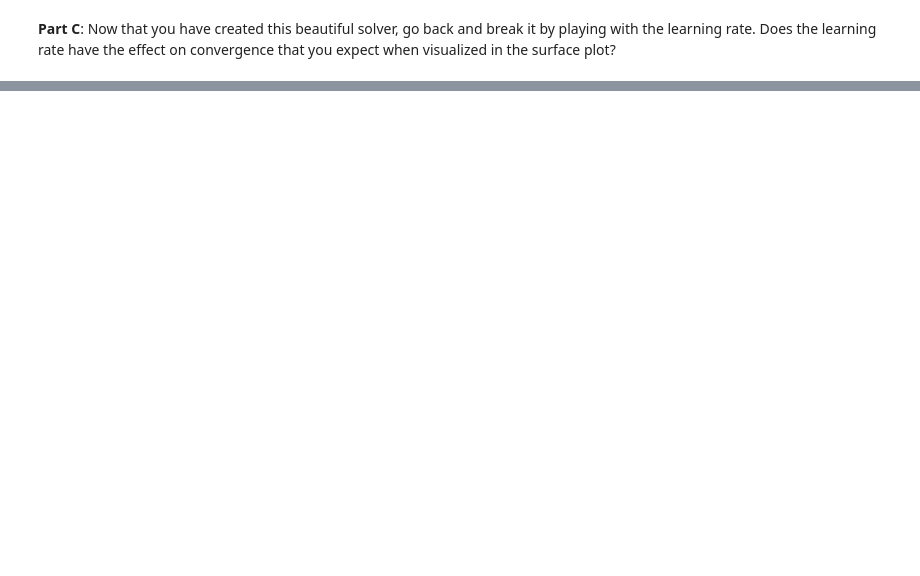
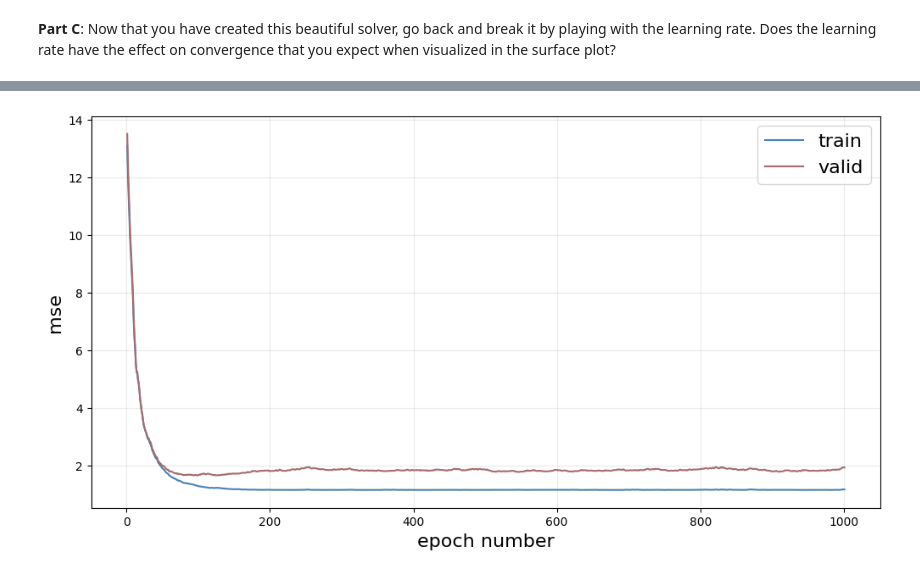
Before and after one commit to yasuomaidana/introduction-to-machine-learning, a Jupyter notebook: Deep Learning/Stochastic Gradient Descent/Stochastic Gradient Descent.ipynb, the cells around one changed output, grey strips where cells are left out. Cells and saved outputs as stored; diff of their text form; code cells hidden in the pictures; blank space fills up the shorter version.

```diff
--- a/Deep Learning/Stochastic Gradient Descent/Stochastic Gradient Descent.ipynb
+++ b/Deep Learning/Stochastic Gradient Descent/Stochastic Gradient Descent.ipynb
@@ -299,0 +451,17 @@ beta_0 = 0.85591, beta_1 = 1.37964 eta = 2e-05
+# %%
+fig, ax = plt.subplots(nrows=1, ncols=1, figsize=(12,6))
+
+beta_start = np.array([-2.0, -1.0])
+
+bhist = sgd_stop(X_train, y_train, beta=beta_start, eta=0.0025, num_epochs=1000, std_stop=0.5)
+mse_train = MSE_hist(X_train, y_train, bhist)
+mse_valid = MSE_hist(X_valid, y_valid, bhist)
+ax.plot(range(1,len(mse_train)+1), mse_train, color="steelblue", label="train")
+ax.plot(range(1,len(mse_valid)+1), mse_valid, color="#a76c6e", label="valid")
+
+ax.set_xlabel("epoch number", fontsize=16)
+ax.set_ylabel("mse", fontsize=16);
+ax.grid(alpha=0.25)
+ax.legend(loc="upper right", fontsize=16);
+# %% [output]
+[figure, added]
```
Also changed, not shown: parts of 17 cells of this notebook.
